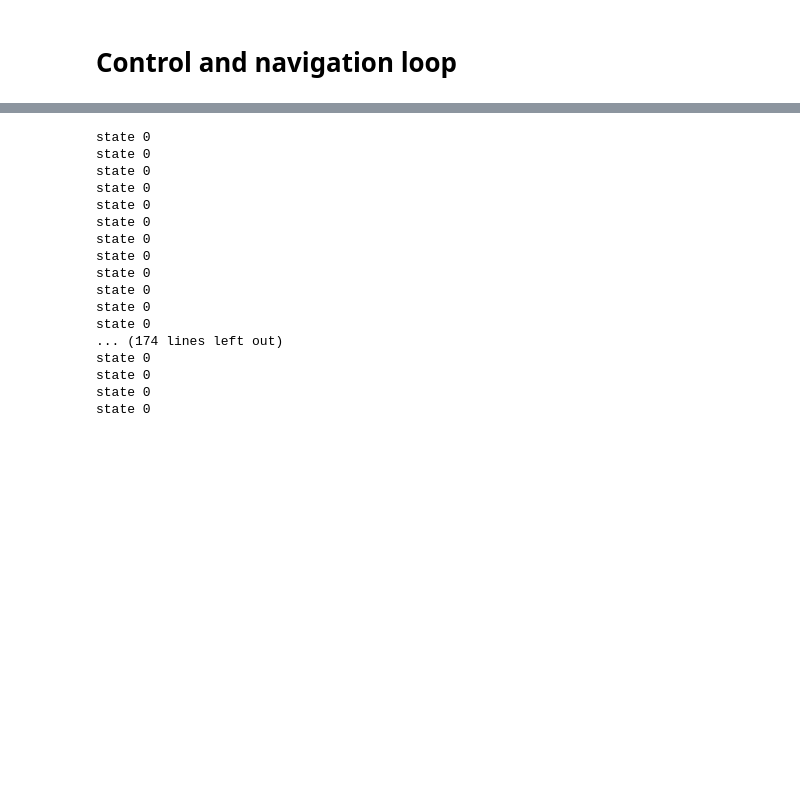
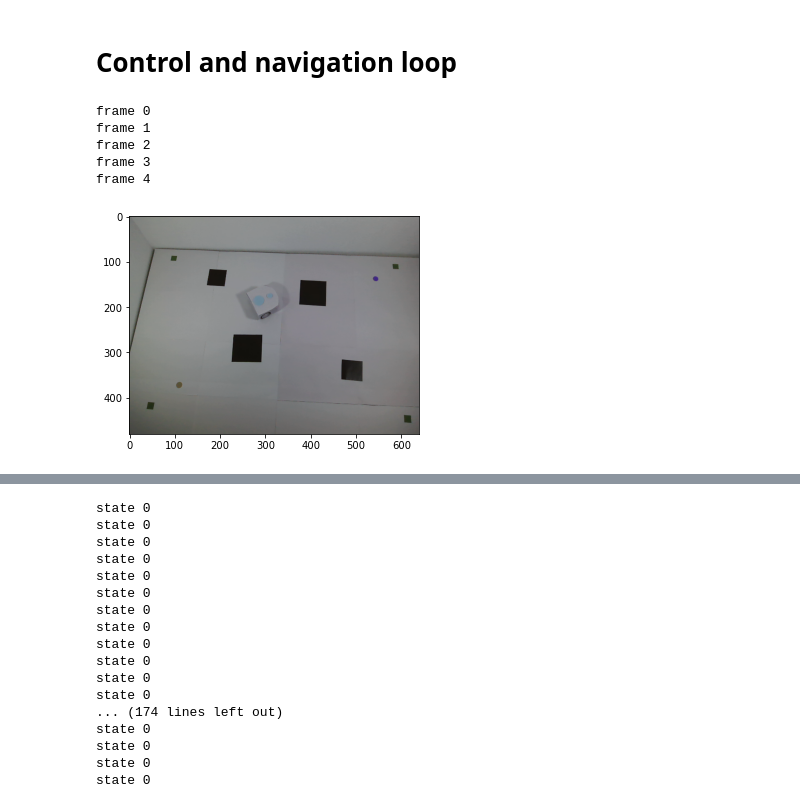
Before and after one commit to theoh-io/EPFL_MobileRobotics_2021, a Jupyter notebook: assembling vision and control.ipynb, the cells around one changed output, grey strips where cells are left out. Drawn from its saved outputs; the diff is of its cells as text; code cells hidden in the pictures; blank space fills up the shorter version.

```diff
--- a/assembling vision and control.ipynb
+++ b/assembling vision and control.ipynb
@@ -100,0 +101,22 @@ cap=cv2.VideoCapture(0)
+# %%
+cap=cv2.VideoCapture(1,cv2.CAP_DSHOW)
+
+for i in range (5):
+    _, frame = cap.read()
+    time.sleep(1)
+    print("frame {}".format(i))
+
+cap.release()
+
+#frame=vis.img_calibration(frame)
+
+plt.figure()
+plt.imshow(frame)
+plt.show()
+# %% [output]
+frame 0
+frame 1
+frame 2
+frame 3
+frame 4
+[figure, added]
```
Also changed, not shown: parts of 3 cells of this notebook, 7 other files.
